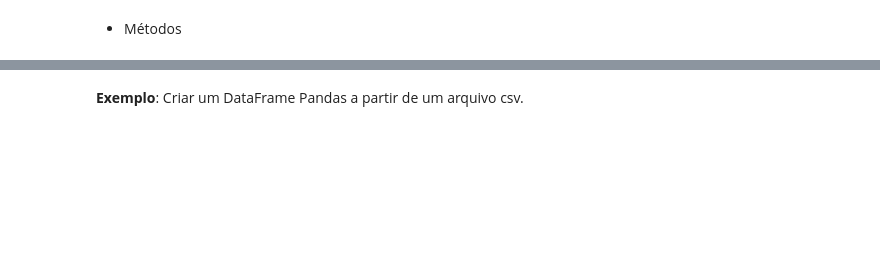
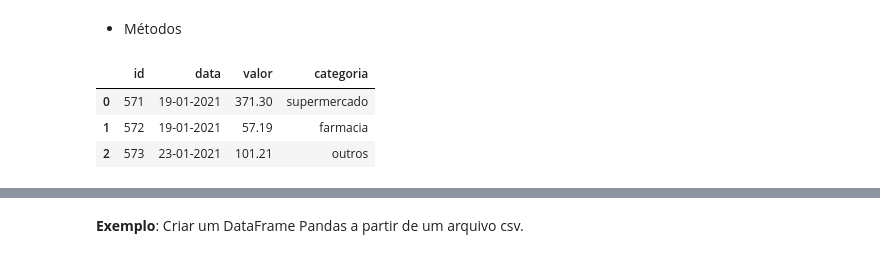
Before and after one commit to armando-nahmias/EBAC, a Jupyter notebook: AD/PAD_M12_Aula.ipynb, the cells around one changed output, grey strips where cells are left out. Cells and saved outputs as stored; diff of their text form; code cells hidden in the pictures; blank space fills up the shorter version.

```diff
--- a/AD/PAD_M12_Aula.ipynb
+++ b/AD/PAD_M12_Aula.ipynb
@@ -62,6 +81,11 @@ transacoes_df.shape
 # %% [markdown]
 *   Métodos
 # %%
-transacoes_df.head(n=1)
+transacoes_df.head()
+# %% [output]
+|  | id | data | valor | categoria |
+| 0 | 571 | 19-01-2021 | 371.30 | supermercado |
+| 1 | 572 | 19-01-2021 | 57.19 | farmacia |
+| 2 | 573 | 23-01-2021 | 101.21 | outros |
 # %%
 transacoes_df.tail()
```
Also changed, not shown: parts of 73 cells of this notebook, 4 other files.
